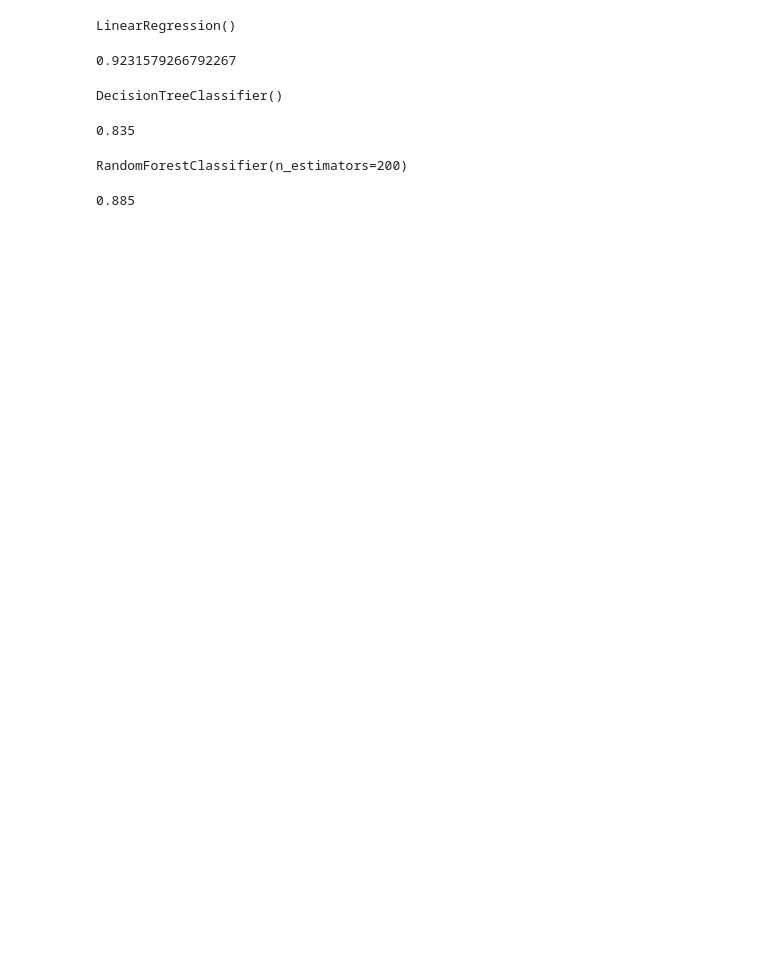
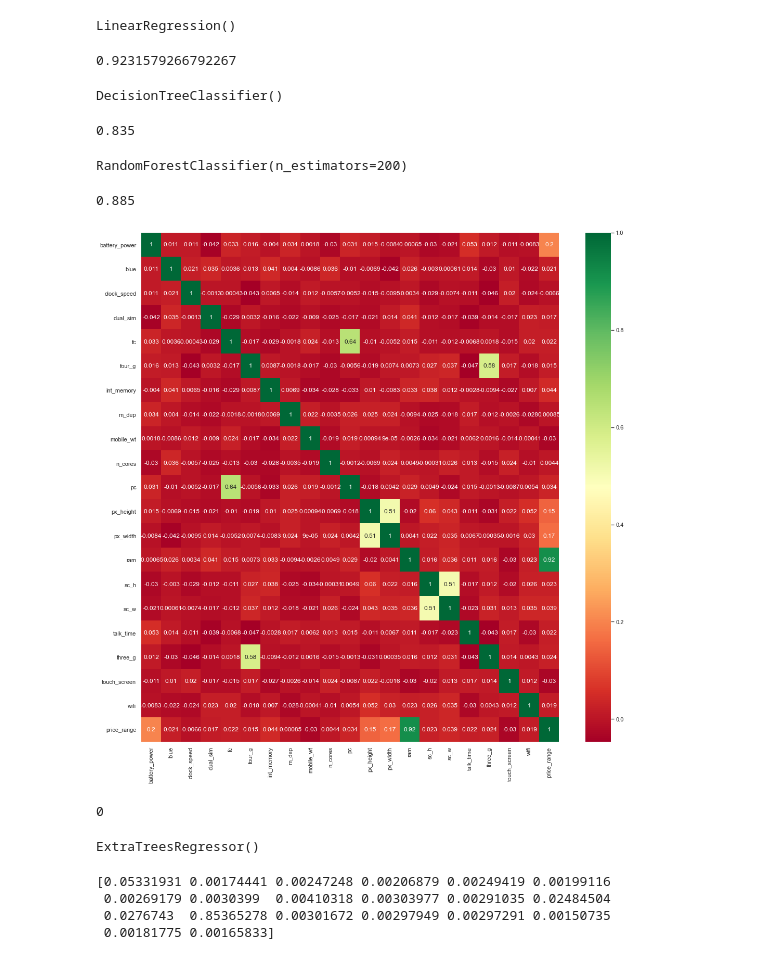
Before and after one commit to ingadanek/Price-Prediction, a Jupyter notebook: Untitled.ipynb, the cells around one changed output. Drawn from its saved outputs; the diff is of its cells as text; code cells hidden in the pictures; blank space fills up the shorter version.

```diff
--- a/Untitled.ipynb
+++ b/Untitled.ipynb
@@ -137,3 +137,10 @@ forest_model.score(X_test,y_test)
 0.885
 # %%
 # Conclusion: Linear Regression performed the best
+# %%
+plt.figure(figsize = (18,18))
+sns.heatmap(train_data.corr(), annot = True, cmap = "RdYlGn")
+
+plt.show()
+# %% [output]
+[figure, added]
@@ -139,0 +160,5 @@ forest_model.score(X_test,y_test)
+# %%
+corr_features = correlation(X_train, 0.85)
+len(set(corr_features))
+# %% [output]
+0
@@ -139,0 +168,15 @@ forest_model.score(X_test,y_test)
+# %%
+# Important feature using ExtraTreesRegressor
+
+from sklearn.ensemble import ExtraTreesRegressor
+selection = ExtraTreesRegressor()
+selection.fit(X, y)
+# %% [output]
+ExtraTreesRegressor()
+# %%
+print(selection.feature_importances_)
+# %% [output]
+[0.05331931 0.00174441 0.00247248 0.00206879 0.00249419 0.00199116
+ 0.00269179 0.0030399  0.00410318 0.00303977 0.00291035 0.02484504
+ 0.0276743  0.85365278 0.00301672 0.00297949 0.00297291 0.00150735
+ 0.00181775 0.00165833]
```
Also changed, not shown: parts of 11 cells of this notebook, 1 other file.
